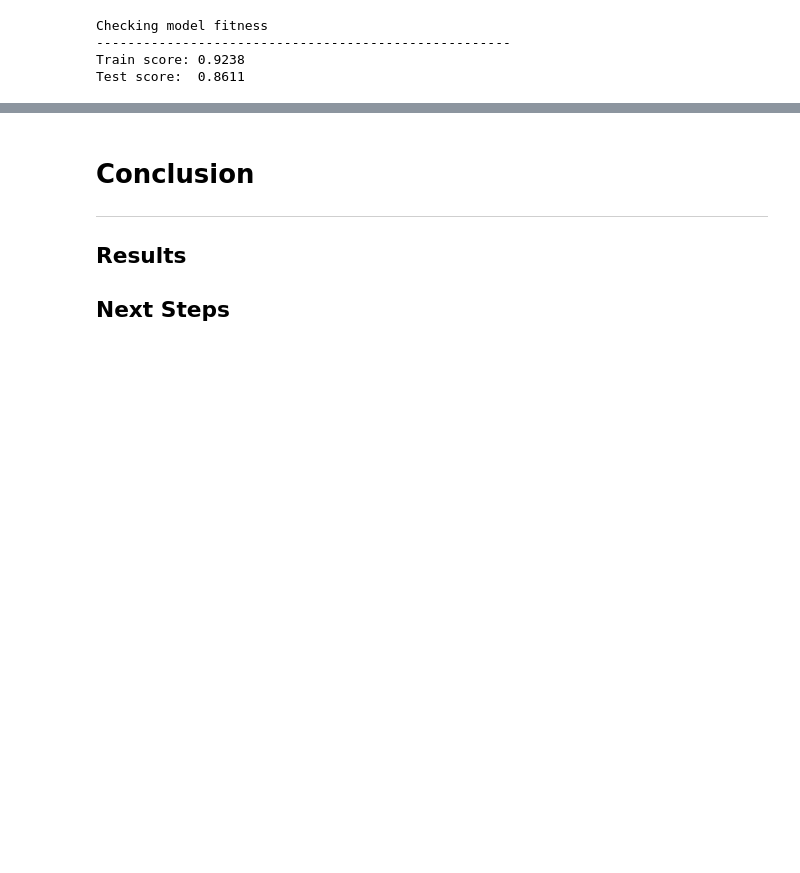
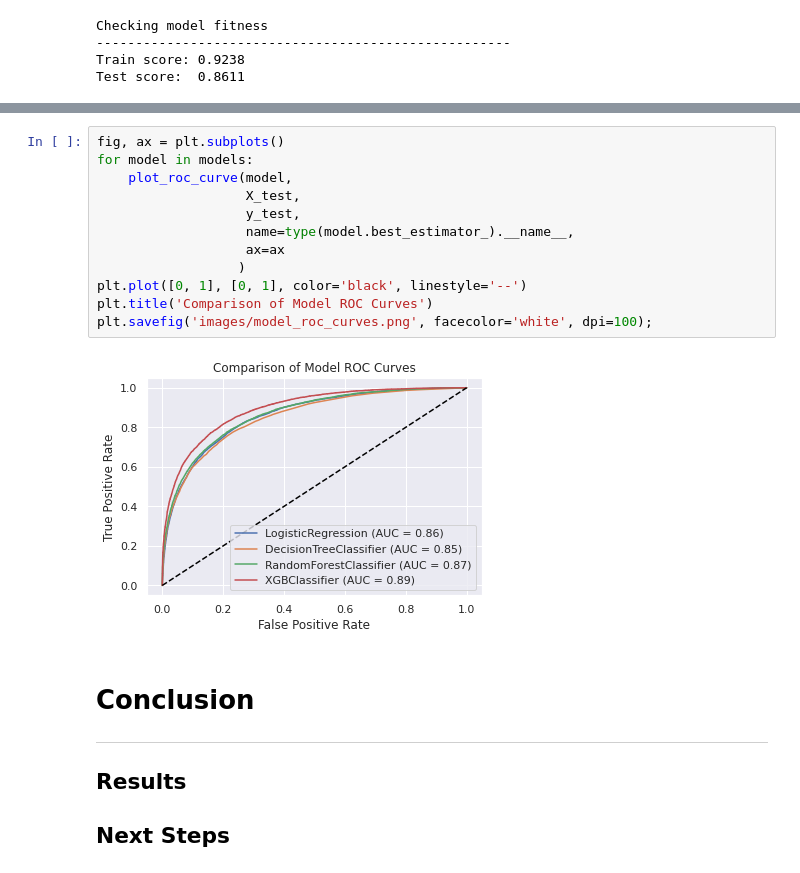
Before and after one commit to tjkyner/australian-rain-prediction, a Jupyter notebook: notebook.ipynb, the cells around one changed output, grey strips where cells are left out. Drawn from its saved outputs; the diff is of its cells as text; blank space fills up the shorter version.

```diff
--- a/notebook.ipynb
+++ b/notebook.ipynb
@@ -1269,3 +1284,17 @@ Test score:  0.8611
+# %%
+fig, ax = plt.subplots()
+for model in models:
+    plot_roc_curve(model,
+                   X_test,
+                   y_test,
+                   name=type(model.best_estimator_).__name__,
+                   ax=ax
+                  )
+plt.plot([0, 1], [0, 1], color='black', linestyle='--')
+plt.title('Comparison of Model ROC Curves')
+plt.savefig('images/model_roc_curves.png', facecolor='white', dpi=100);
+# %% [output]
+[figure, added]
 # %% [markdown]
 # Conclusion
 ---
```
Also changed, not shown: parts of 2 cells of this notebook, 2 other files.
